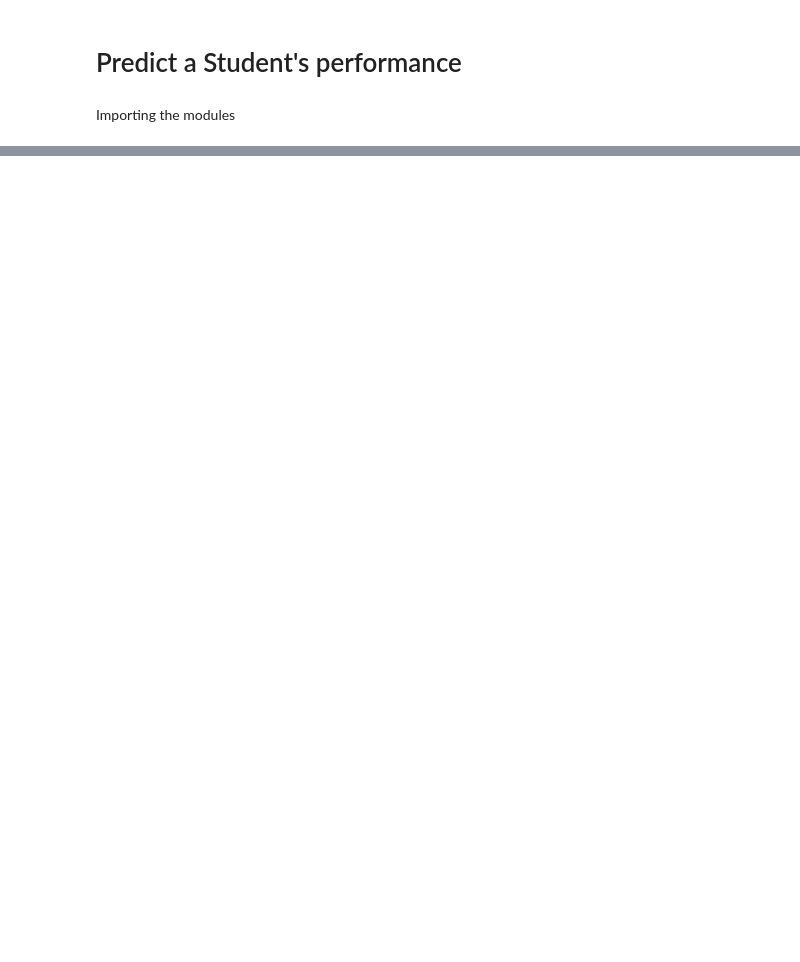
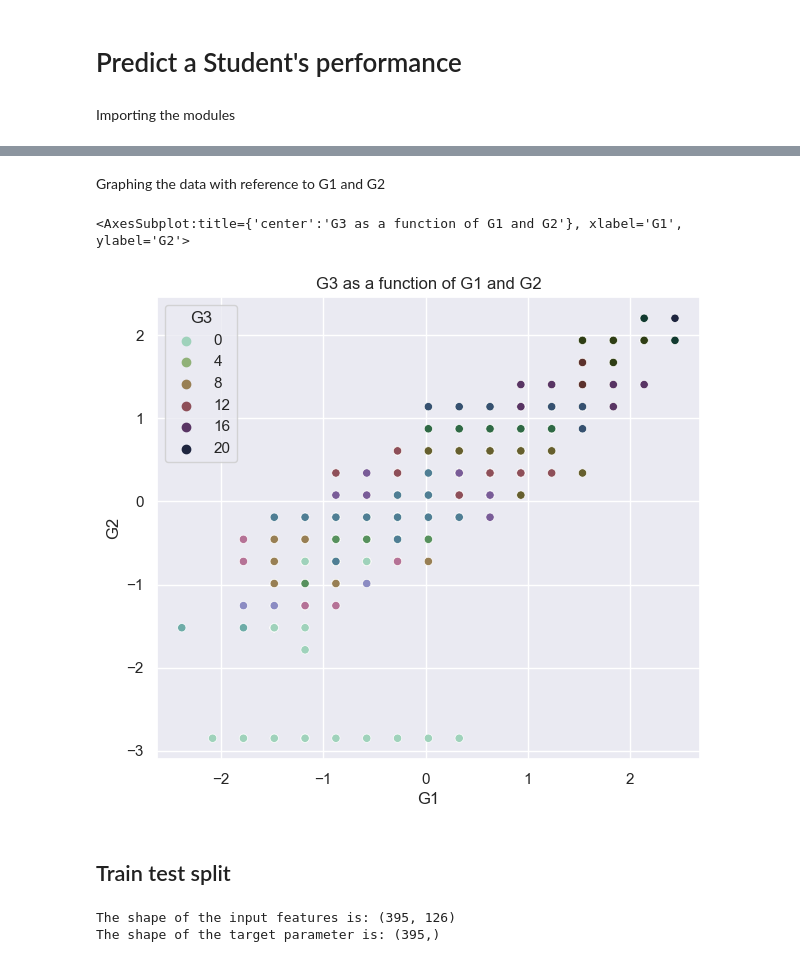
Before and after one commit to RISHIT7/Programming, a Jupyter notebook: Python/Projects/Advanced Projects/StudentPerformanceML/Code/DataVisualization.ipynb, the cells around one changed output, grey strips where cells are left out. Saved outputs shown, nothing was run; the diff lists cells and outputs as text; code cells hidden in the pictures; blank space fills up the shorter version.

```diff
--- a/Python/Projects/Advanced Projects/StudentPerformanceML/Code/DataVisualization.ipynb
+++ b/Python/Projects/Advanced Projects/StudentPerformanceML/Code/DataVisualization.ipynb
@@ -438,0 +89,4 @@ f_wb, y_train[0]
+# %%
+DATA = DATA.drop(columns=["school_MS", "sex_F", "address_U", "famsize_GT3", "Pstatus_A", "schoolsup_no", "famsup_no", "paid_no", "activities_no", "nursery_no", "higher_no", "internet_no", "romantic_no"])
+print(f"The shape of the data now becomes: {DATA.shape}")
+DATA.head()
@@ -438,0 +104,3 @@ f_wb, y_train[0]
+# %%
+DATA["G1"] = (DATA["G1"]-DATA["G1"].mean())/DATA["G1"].std()
+DATA["G2"] = (DATA["G2"]-DATA["G2"].mean())/DATA["G2"].std()
@@ -438,0 +116,11 @@ f_wb, y_train[0]
+# %% [markdown]
+Graphing the data with reference to G1 and G2
+# %%
+fig, ax = plt.subplots(1, 1, figsize = (7, 6))
+ax.set_title('G3 as a function of G1 and G2')
+sns.scatterplot(x=DATA["G1"], y=DATA["G2"], hue=DATA["G3"], palette="ch:r=-7,l=0.75", ax = ax)
+# %% [output]
+<AxesSubplot:title={'center':'G3 as a function of G1 and G2'}, xlabel='G1', ylabel='G2'>
+[figure, added]
+# %% [markdown]
+## Train test split
@@ -438,0 +130,5 @@ f_wb, y_train[0]
+# %%
+print(f"The shape of the input features is: {x.shape}\nThe shape of the target parameter is: {y.shape}")
+# %% [output]
+The shape of the input features is: (395, 126)
+The shape of the target parameter is: (395,)
```
Also changed, not shown: parts of 128 cells of this notebook, 3 other files.
